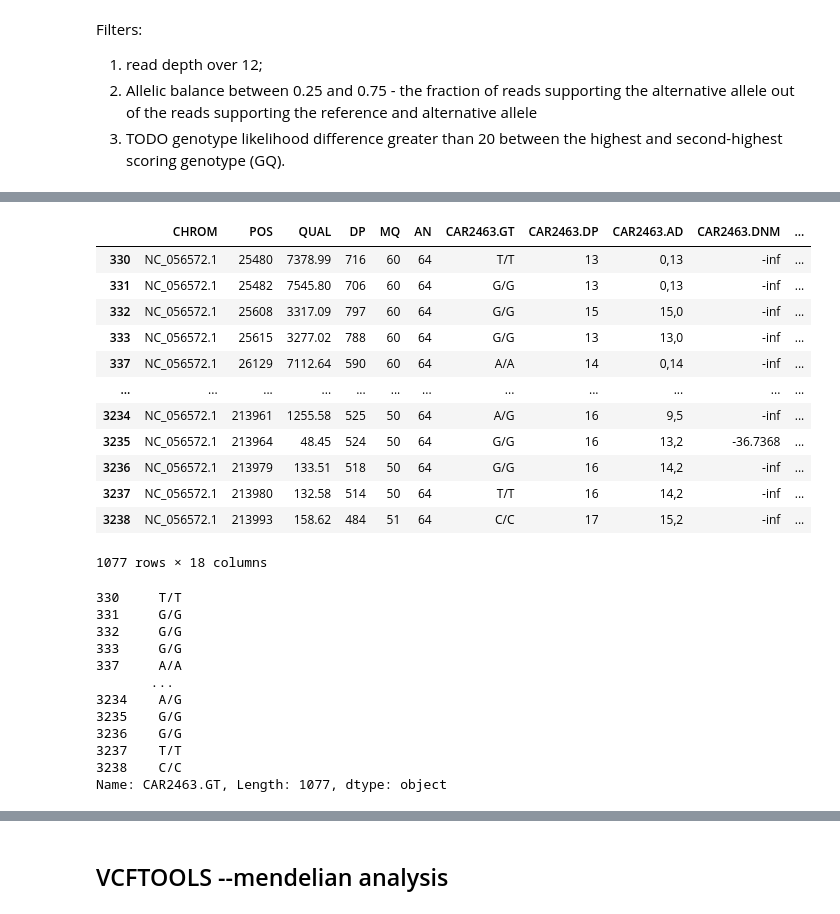
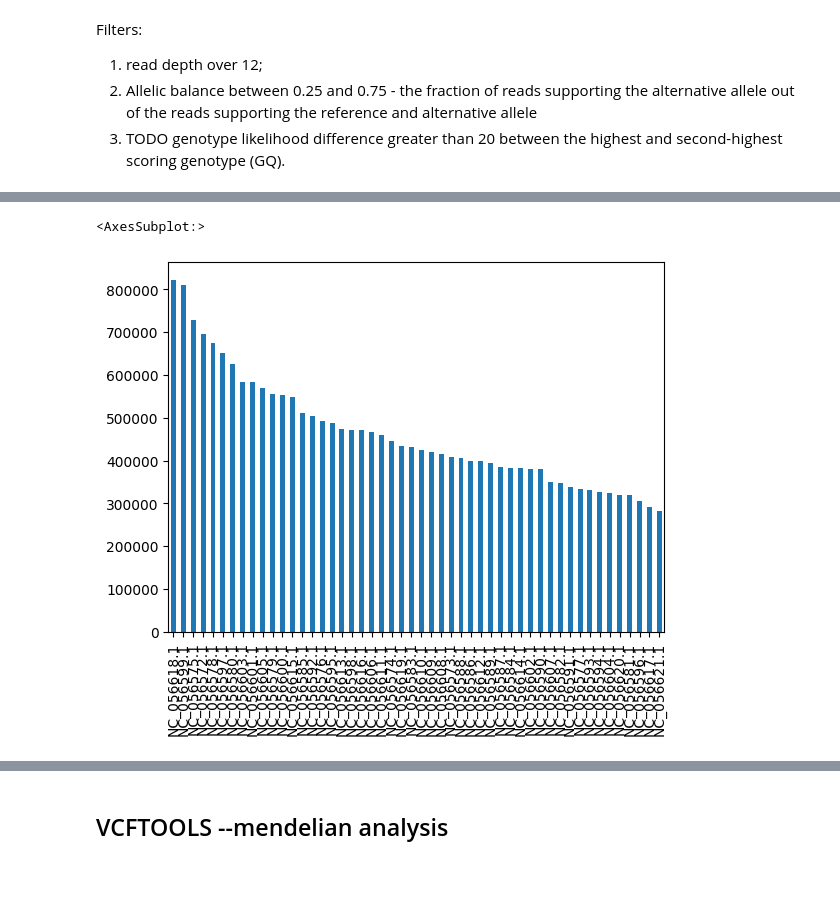
Before and after one commit to mitoclub/AquaSelection, a Jupyter notebook: intersect.ipynb, the cells around one changed output, grey strips where cells are left out. Saved outputs shown, nothing was run; the diff lists cells and outputs as text; code cells hidden in the pictures; blank space fills up the shorter version.

```diff
--- a/intersect.ipynb
+++ b/intersect.ipynb
@@ -84,0 +96,5 @@ mother, father = ['CAR2493_F', 'CAR2494_M']
+# %%
+variants['CHROM'].value_counts().plot.bar()
+# %% [output]
+<AxesSubplot:>
+[figure, added]
@@ -85,39 +115,26 @@ mother, father = ['CAR2493_F', 'CAR2494_M']
 # %%
-basic_cols = ['CHROM', 'POS', 'QUAL', 'DP', 'MQ', 'AN']
+basic_cols = ['CHROM', 'POS', 'REF', 'ALT', 'QUAL', 'DP', 'MQ', 'AN']
 
-# for proband in samples_lst[:-2]:
-proband = samples_lst[0]
-fam_cols = [c for c in variants10k.columns if proband in c or mother in c or father in c]
-cur_df = variants10k[basic_cols + fam_cols]
-cur_df = cur_df[(cur_df[proband+'.DP'] > 12) & (cur_df[mother+'.DP'] > 12) & (cur_df[father+'.DP'] > 12)]
-cur_df = cur_df[(cur_df[proband+'.GT'] != cur_df[mother+'.GT']) | (cur_df[proband+'.GT'] != cur_df[father+'.GT'])]
-cur_df
+def process_chunk(chunk: pd.DataFrame):
+    collected_mend_errs = []
+
+    for proband in samples_lst[:-2]:
+        fam_cols = [c for c in chunk.columns if proband in c or mother in c or father in c]
+        cur_df: pd.DataFrame = chunk[basic_cols + fam_cols]
+
+        cur_df = cur_df[(cur_df[proband+'.DP'] > 10) & \
+                        (cur_df[mother+'.DP'] > 10) & \
+                        (cur_df[father+'.DP'] > 10)]
+        # cur_df = cur_df[(cur_df[proband+'.GT'] != cur_df[mother+'.GT']) | \
+        #                 (cur_df[proband+'.GT'] != cur_df[father+'.GT'])]
+
+        cur_df = cur_df[cur_df.apply(is_mend_err_by_gt, 1)]
+
+        collected_mend_errs.append(cur_df.copy())
+
+    return collected_mend_errs
+
+
+def split_dataframe(df, n_chunks):
+    chunk_size = int(np.ceil(len(df) / n_chunks))
+    return [df.iloc[i:i + chunk_size] for i in range(0, len(df), chunk_size)]
-# %% [output]
-|  | CHROM | POS | QUAL | DP | MQ | AN | CAR2463.GT | CAR2463.DP | CAR2463.AD | CAR2463.DNM | ... |
-| 330 | NC_056572.1 | 25480 | 7378.99 | 716 | 60 | 64 | T/T | 13 | 0,13 | -inf | ... |
-| 331 | NC_056572.1 | 25482 | 7545.80 | 706 | 60 | 64 | G/G | 13 | 0,13 | -inf | ... |
-| 332 | NC_056572.1 | 25608 | 3317.09 | 797 | 60 | 64 | G/G | 15 | 15,0 | -inf | ... |
-| 333 | NC_056572.1 | 25615 | 3277.02 | 788 | 60 | 64 | G/G | 13 | 13,0 | -inf | ... |
-| 337 | NC_056572.1 | 26129 | 7112.64 | 590 | 60 | 64 | A/A | 14 | 0,14 | -inf | ... |
-| ... | ... | ... | ... | ... | ... | ... | ... | ... | ... | ... | ... |
-| 3234 | NC_056572.1 | 213961 | 1255.58 | 525 | 50 | 64 | A/G | 16 | 9,5 | -inf | ... |
-| 3235 | NC_056572.1 | 213964 | 48.45 | 524 | 50 | 64 | G/G | 16 | 13,2 | -36.7368 | ... |
-| 3236 | NC_056572.1 | 213979 | 133.51 | 518 | 50 | 64 | G/G | 16 | 14,2 | -inf | ... |
-| 3237 | NC_056572.1 | 213980 | 132.58 | 514 | 50 | 64 | T/T | 16 | 14,2 | -inf | ... |
-| 3238 | NC_056572.1 | 213993 | 158.62 | 484 | 51 | 64 | C/C | 17 | 15,2 | -inf | ... |
-1077 rows × 18 columns
-# %%
-cur_df.apply([proband+'.GT']
-# %% [output]
-330     T/T
-331     G/G
-332     G/G
-333     G/G
-337     A/A
-       ...
-3234    A/G
-3235    G/G
-3236    G/G
-3237    T/T
-3238    C/C
-Name: CAR2463.GT, Length: 1077, dtype: object
```
Also changed, not shown: parts of 41 cells of this notebook, 6 other files.
